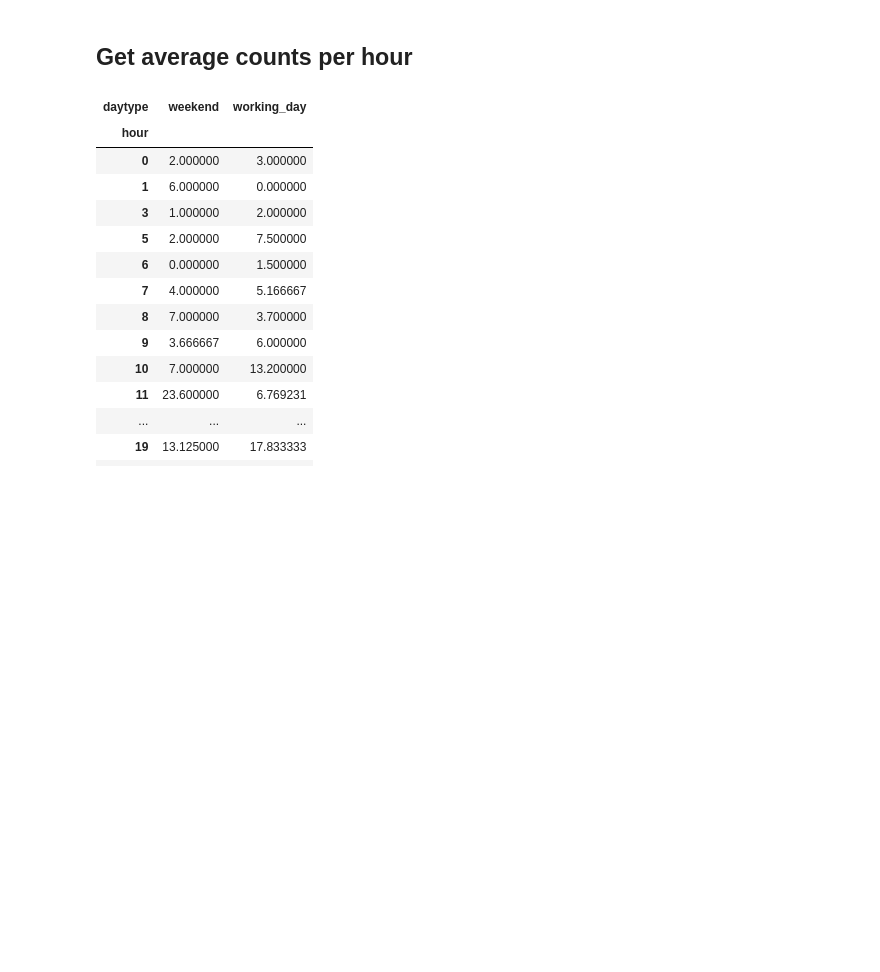
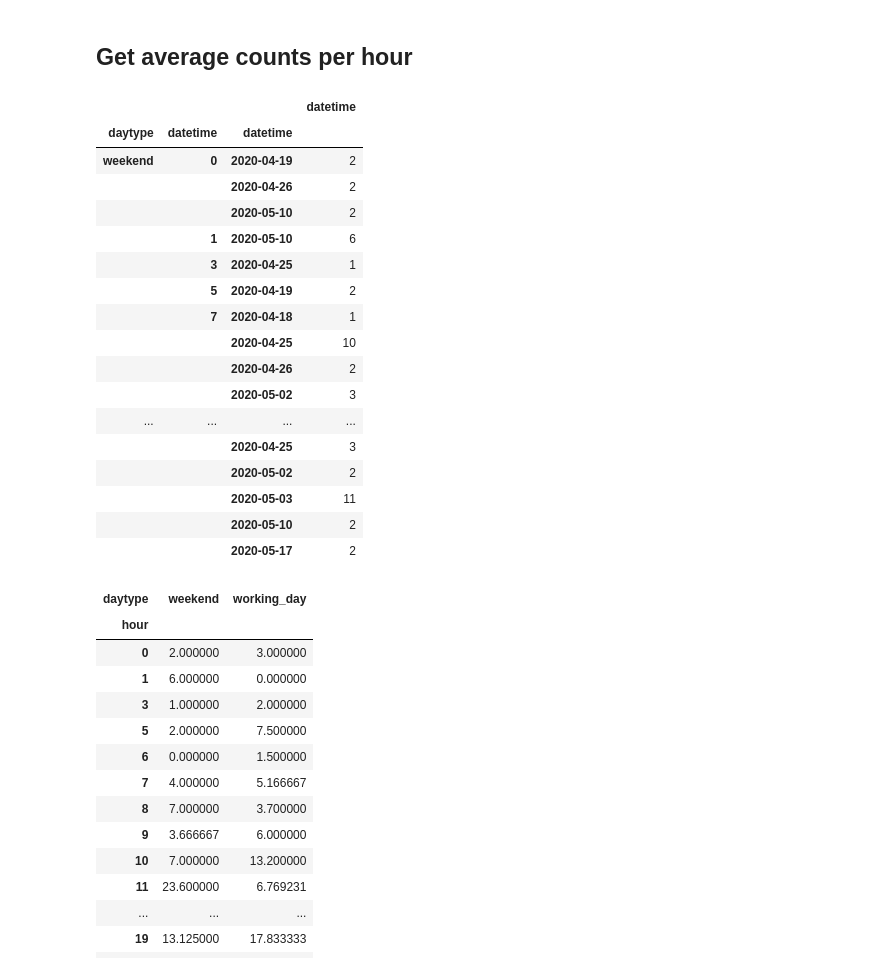
Before and after one commit to MosheGroot/Piscine-Python-Data-Science, a Jupyter notebook: Day07_Data-visualization/ex03/03_bar_charts.ipynb, the cells around one changed output. Drawn from its saved outputs; the diff is of its cells as text; code cells hidden in the pictures; blank space fills up the shorter version.

```diff
--- a/Day07_Data-visualization/ex03/03_bar_charts.ipynb
+++ b/Day07_Data-visualization/ex03/03_bar_charts.ipynb
@@ -74,6 +74,31 @@ commits_datetimes_df
 3207 rows × 2 columns
 # %% [markdown]
 ## Get average counts per hour
+# %%
+average_commit_counts_per_hour_df = commits_datetimes_df.groupby(
+    by=[commits_datetimes_df['daytype'], commits_datetimes_df['datetime'].dt.hour, commits_datetimes_df['datetime'].dt.date]
+    ).count()
+
+average_commit_counts_per_hour_df.head(20)
+# %% [output]
+|  |  |  | datetime |
+| daytype | datetime | datetime |  |
+| weekend | 0 | 2020-04-19 | 2 |
+|  |  | 2020-04-26 | 2 |
+|  |  | 2020-05-10 | 2 |
+|  | 1 | 2020-05-10 | 6 |
+|  | 3 | 2020-04-25 | 1 |
+|  | 5 | 2020-04-19 | 2 |
+|  | 7 | 2020-04-18 | 1 |
+|  |  | 2020-04-25 | 10 |
+|  |  | 2020-04-26 | 2 |
+|  |  | 2020-05-02 | 3 |
+| ... | ... | ... | ... |
+|  |  | 2020-04-25 | 3 |
+|  |  | 2020-05-02 | 2 |
+|  |  | 2020-05-03 | 11 |
+|  |  | 2020-05-10 | 2 |
+|  |  | 2020-05-17 | 2 |
 # %%
 average_commit_counts_per_hour_df = commits_datetimes_df.groupby(
     by=[commits_datetimes_df['daytype'], commits_datetimes_df['datetime'].dt.hour, commits_datetimes_df['datetime'].dt.date]
```
Also changed, not shown: 4 other files.
